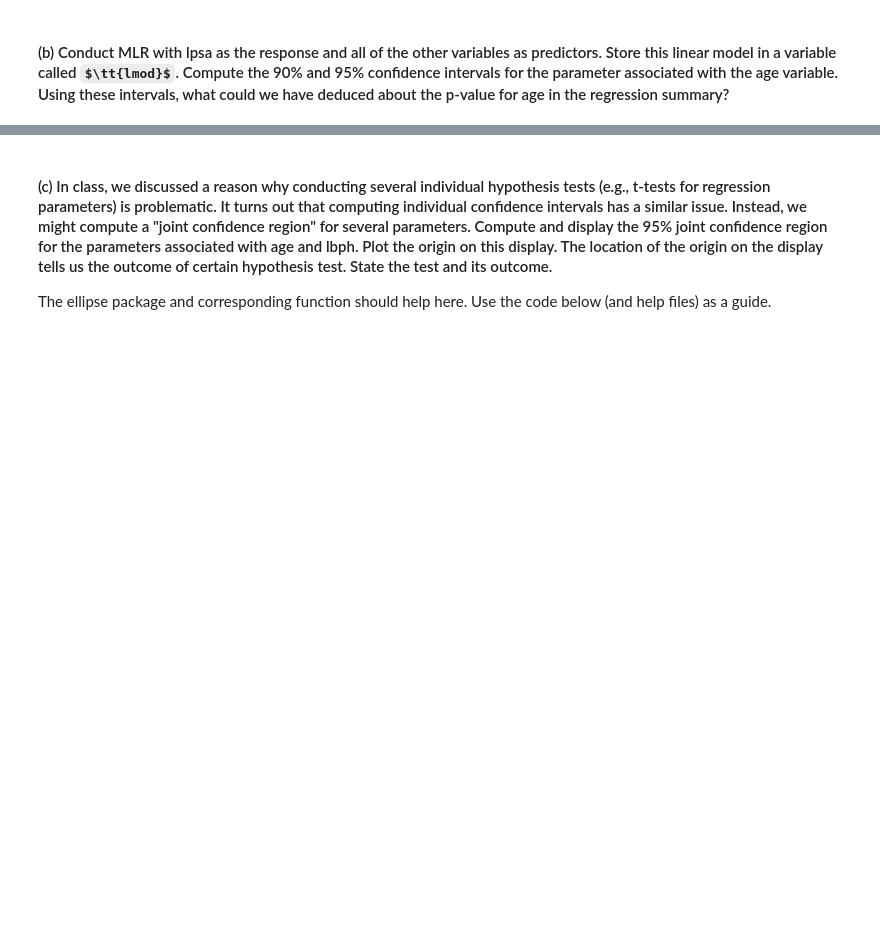
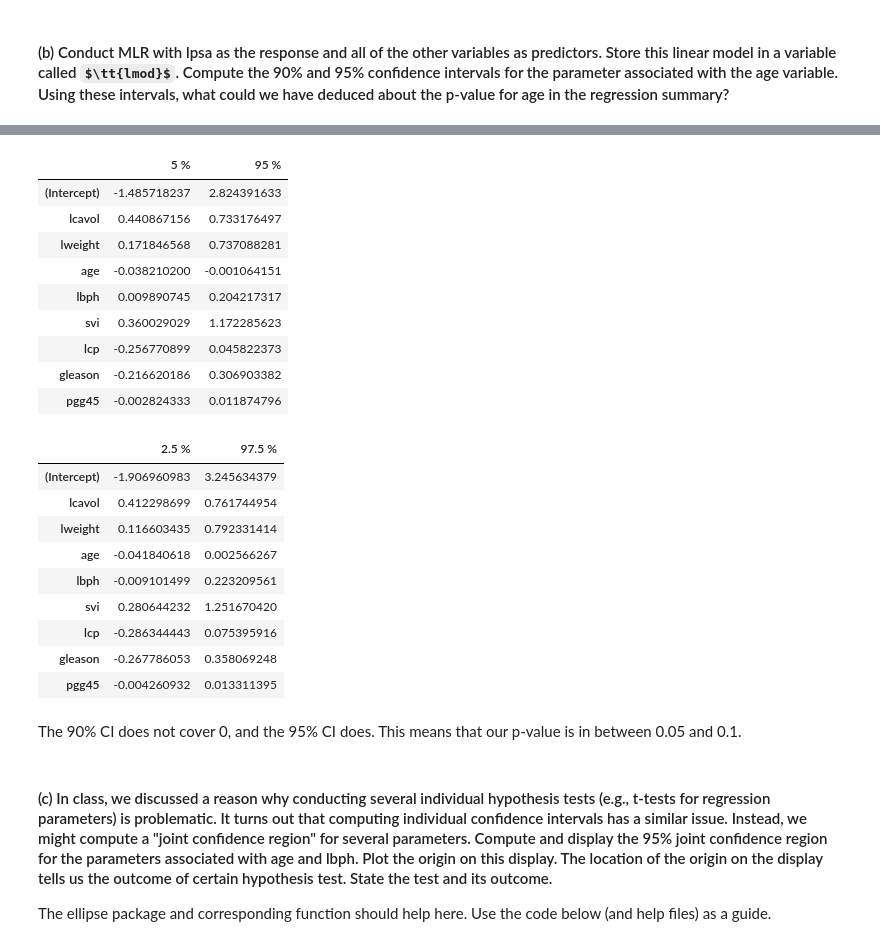
Before and after one commit to jmox0351/Stat_4010_hwrk4, a Jupyter notebook: STAT4010-5010_Sp20_HW4.ipynb, the cells around one changed output, grey strips where cells are left out. Drawn from its saved outputs; the diff is of its cells as text; code cells hidden in the pictures; some formulas as TeX source; blank space fills up the shorter version.

```diff
--- a/STAT4010-5010_Sp20_HW4.ipynb
+++ b/STAT4010-5010_Sp20_HW4.ipynb
@@ -82,3 +108,30 @@ YOUR ANSWER HERE
+# %%
+lmod = lm(data = prostate, lpsa ~ lcavol + lweight + age + lbph + svi + lcp + gleason + pgg45)
+confint(lmod, level = 0.9)
+confint(lmod, level = 0.95)
+# %% [output]
+|  | 5 % | 95 % |
+| (Intercept) | -1.485718237 | 2.824391633 |
+| lcavol | 0.440867156 | 0.733176497 |
+| lweight | 0.171846568 | 0.737088281 |
+| age | -0.038210200 | -0.001064151 |
+| lbph | 0.009890745 | 0.204217317 |
+| svi | 0.360029029 | 1.172285623 |
+| lcp | -0.256770899 | 0.045822373 |
+| gleason | -0.216620186 | 0.306903382 |
+| pgg45 | -0.002824333 | 0.011874796 |
+|  | 2.5 % | 97.5 % |
+| (Intercept) | -1.906960983 | 3.245634379 |
+| lcavol | 0.412298699 | 0.761744954 |
+| lweight | 0.116603435 | 0.792331414 |
+| age | -0.041840618 | 0.002566267 |
+| lbph | -0.009101499 | 0.223209561 |
+| svi | 0.280644232 | 1.251670420 |
+| lcp | -0.286344443 | 0.075395916 |
+| gleason | -0.267786053 | 0.358069248 |
+| pgg45 | -0.004260932 | 0.013311395 |
+# %% [markdown]
+The 90% CI does not cover 0, and the 95% CI does. This means that our p-value is in between 0.05 and 0.1.
 # %% [markdown]
 #### (c) In class, we discussed a reason why conducting several individual hypothesis tests (e.g., t-tests for regression parameters) is problematic. It turns out that computing individual confidence intervals has a similar issue. Instead, we might compute a "joint confidence region" for several parameters.  Compute and display the 95% joint confidence region for the parameters associated with age and lbph. Plot the origin on this display. The location of the origin on the display tells us the outcome of certain hypothesis test. State the test and its outcome.
 
```
Also changed, not shown: parts of 34 cells of this notebook.
